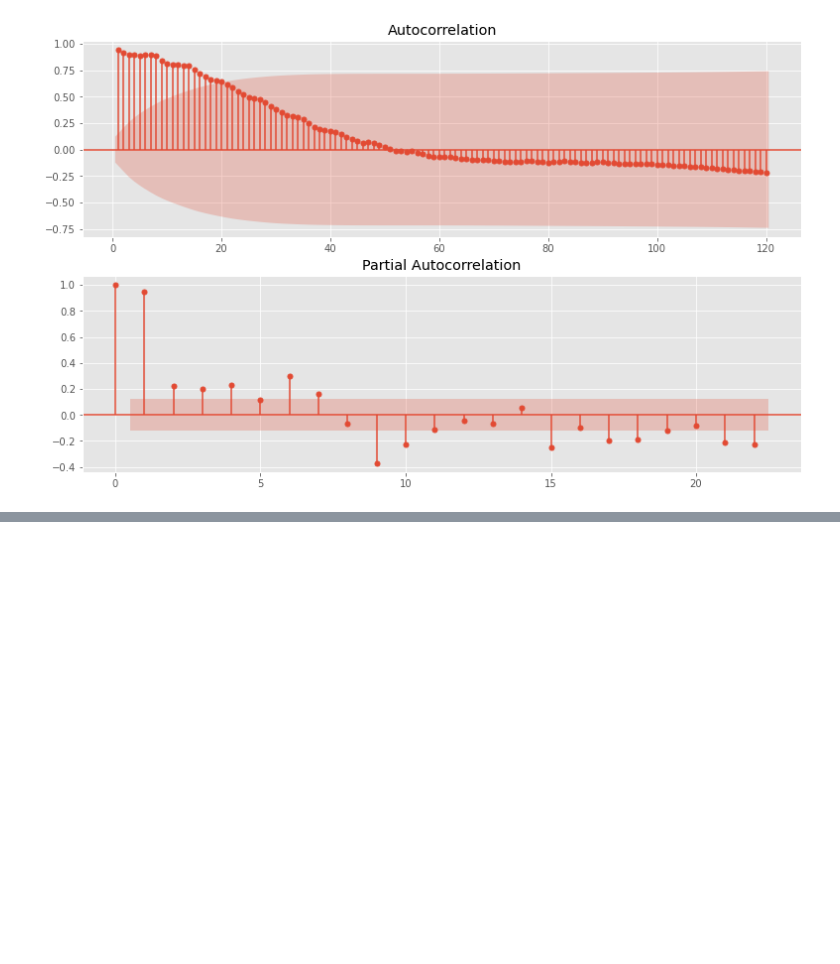
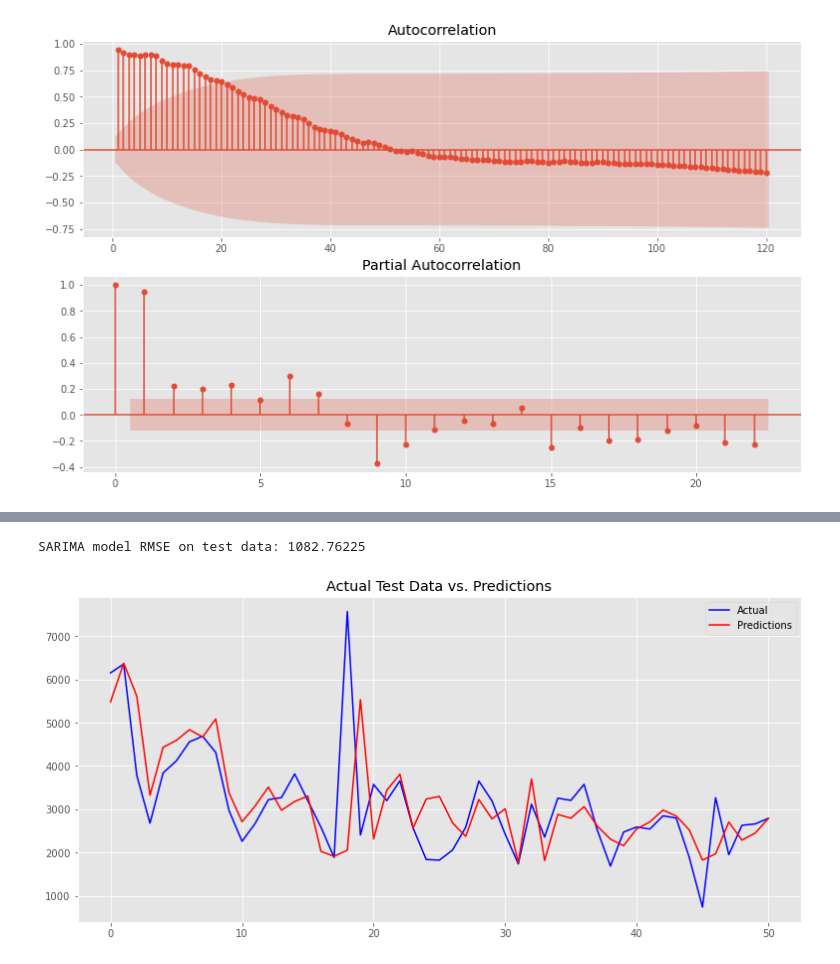
Before and after one commit to bmauss/COVID_Forecast, a Jupyter notebook: 3 ARIMA Modeling.ipynb, the cells around one changed output, grey strips where cells are left out. Cells and saved outputs as stored; diff of their text form; code cells hidden in the pictures; blank space fills up the shorter version.

```diff
--- a/3 ARIMA Modeling.ipynb
+++ b/3 ARIMA Modeling.ipynb
@@ -686,0 +734,5 @@ ca_results
+# %%
+test_RMSE(fl_train, fl_test, pdq, pdqs, display=True)
+# %% [output]
+SARIMA model RMSE on test data: 1082.76225
+[figure, added]
```
Also changed, not shown: parts of 32 cells of this notebook.
